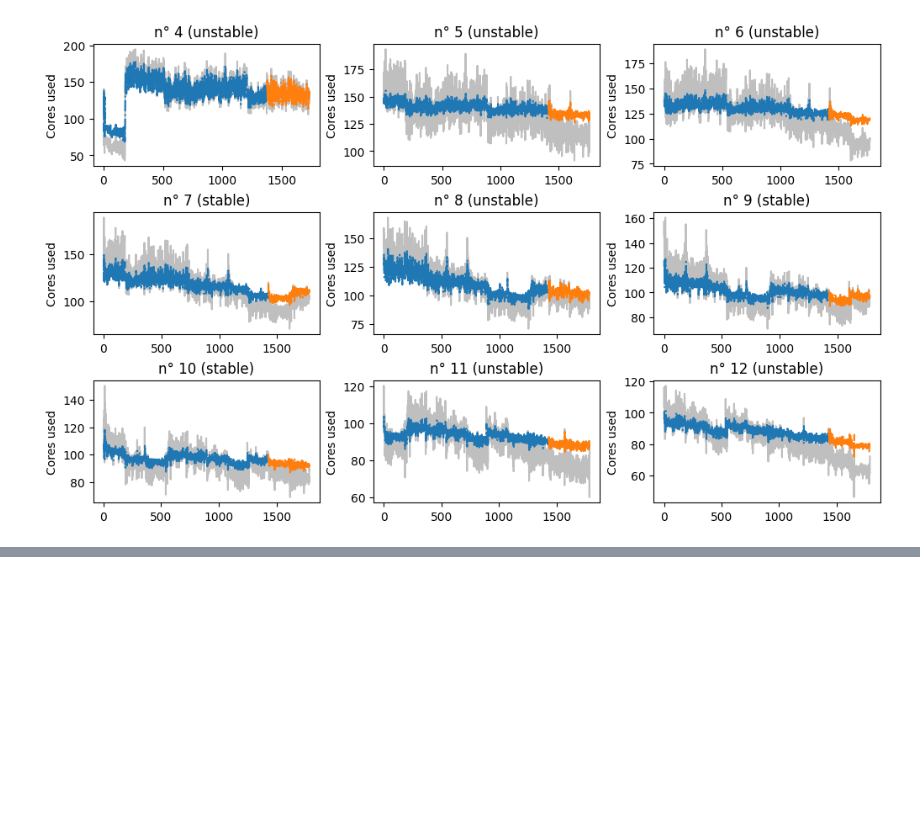
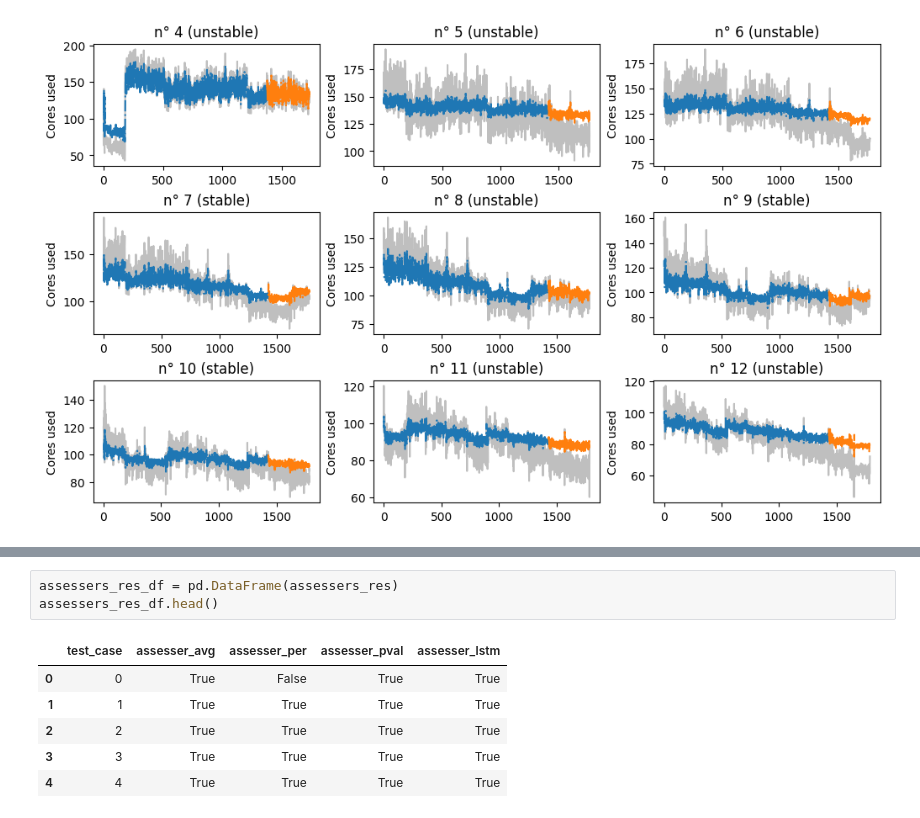
Before and after one commit to jacquetpi/scroogevm, a Jupyter notebook: scroogevm_lstm_analysis.ipynb, the cells around one changed output, grey strips where cells are left out. Saved outputs shown, nothing was run; the diff lists cells and outputs as text; blank space fills up the shorter version.

```diff
--- a/scroogevm_lstm_analysis.ipynb
+++ b/scroogevm_lstm_analysis.ipynb
@@ -169,0 +174,10 @@ fig, ax =  plt.subplots(1, 1, figsize=(3, 4), layout='constrained')
+# %%
+assessers_res_df = pd.DataFrame(assessers_res)
+assessers_res_df.head()
+# %% [output]
+|  | test_case | assesser_avg | assesser_per | assesser_pval | assesser_lstm |
+| 0 | 0 | True | False | True | True |
+| 1 | 1 | True | True | True | True |
+| 2 | 2 | True | True | True | True |
+| 3 | 3 | True | True | True | True |
+| 4 | 4 | True | True | True | True |
```
Also changed, not shown: parts of 16 cells of this notebook, 2 other files.
